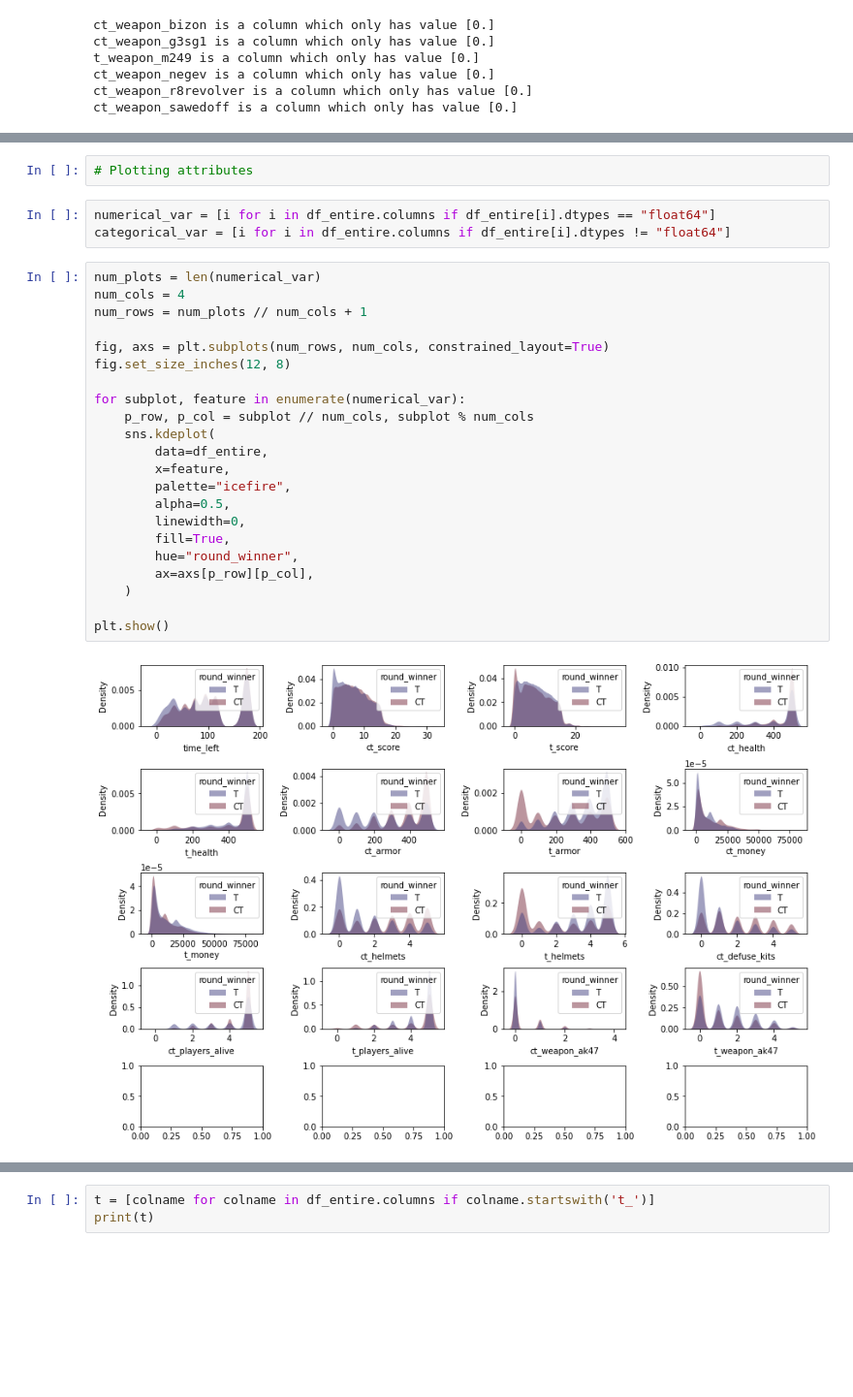
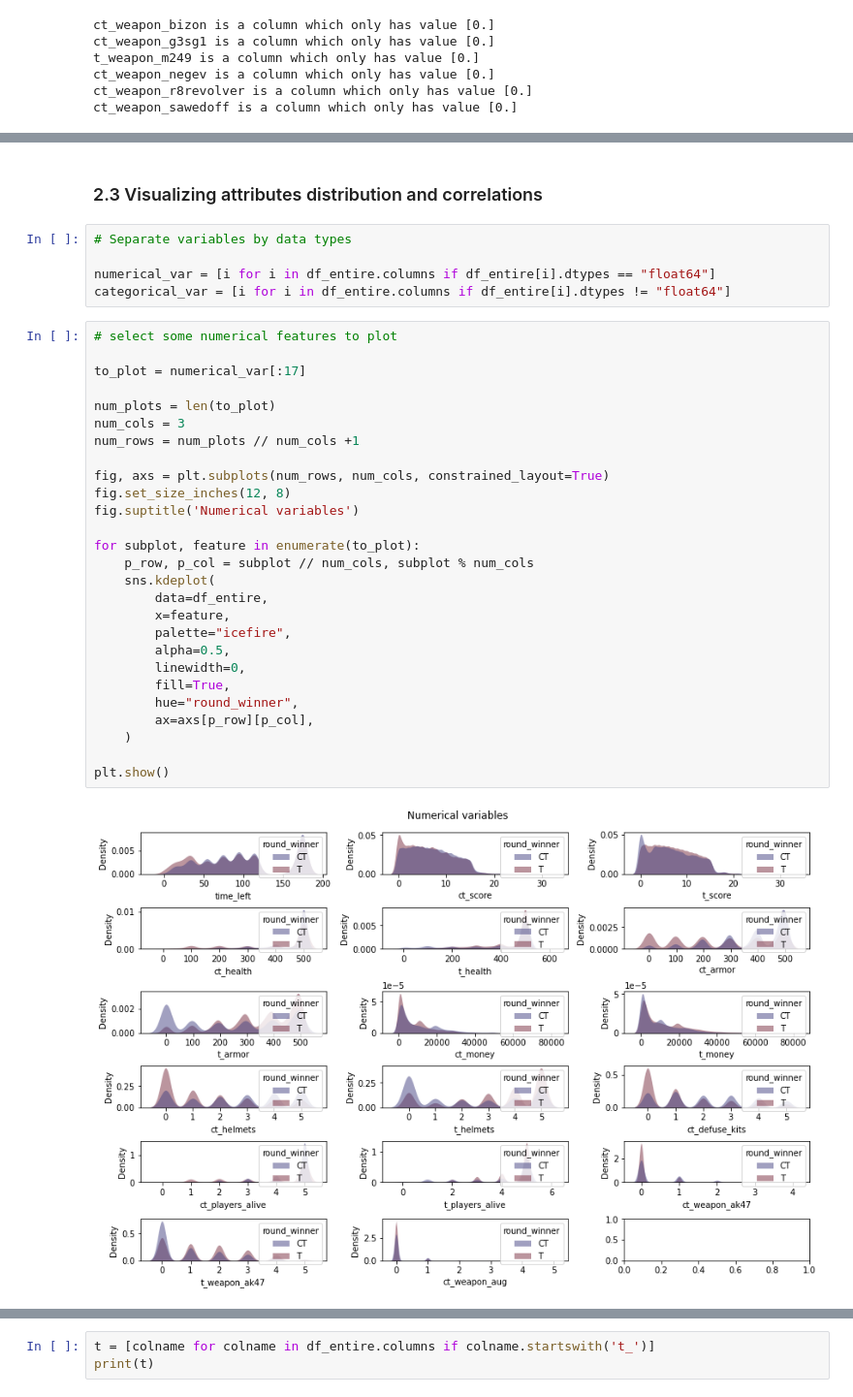
Before and after one commit to Saralytics/CS_GO_winner_prediction, a Jupyter notebook: FightTerrorism.ipynb, the cells around one changed output, grey strips where cells are left out. Shown: that part at 97% size. Cells and saved outputs as stored; diff of their text form; blank space fills up the shorter version.

```diff
--- a/FightTerrorism.ipynb
+++ b/FightTerrorism.ipynb
@@ -132,30 +126,37 @@ ct_weapon_sawedoff is a column which only has value [0.]
-# %%
-# Plotting attributes
+# %% [markdown]
+### 2.3 Visualizing attributes distribution and correlations
 # %%
+# Separate variables by data types
+
 numerical_var = [i for i in df_entire.columns if df_entire[i].dtypes == "float64"]
 categorical_var = [i for i in df_entire.columns if df_entire[i].dtypes != "float64"]
 # %%
-num_plots = len(numerical_var)
-num_cols = 4
-num_rows = num_plots // num_cols + 1
+# select some numerical features to plot
+
+to_plot = numerical_var[:17]
+
+num_plots = len(to_plot)
+num_cols = 3
+num_rows = num_plots // num_cols +1
 
 fig, axs = plt.subplots(num_rows, num_cols, constrained_layout=True)
 fig.set_size_inches(12, 8)
+fig.suptitle('Numerical variables')
 
-for subplot, feature in enumerate(numerical_var):
+for subplot, feature in enumerate(to_plot):
     p_row, p_col = subplot // num_cols, subplot % num_cols
     sns.kdeplot(
         data=df_entire,
         x=feature,
         palette="icefire",
         alpha=0.5,
         linewidth=0,
         fill=True,
         hue="round_winner",
         ax=axs[p_row][p_col],
     )
 
 plt.show()
 # %% [output]
-[figure, old version]
+[figure, new version]
 # %% [markdown]
```
Also changed, not shown: parts of 24 cells of this notebook.
